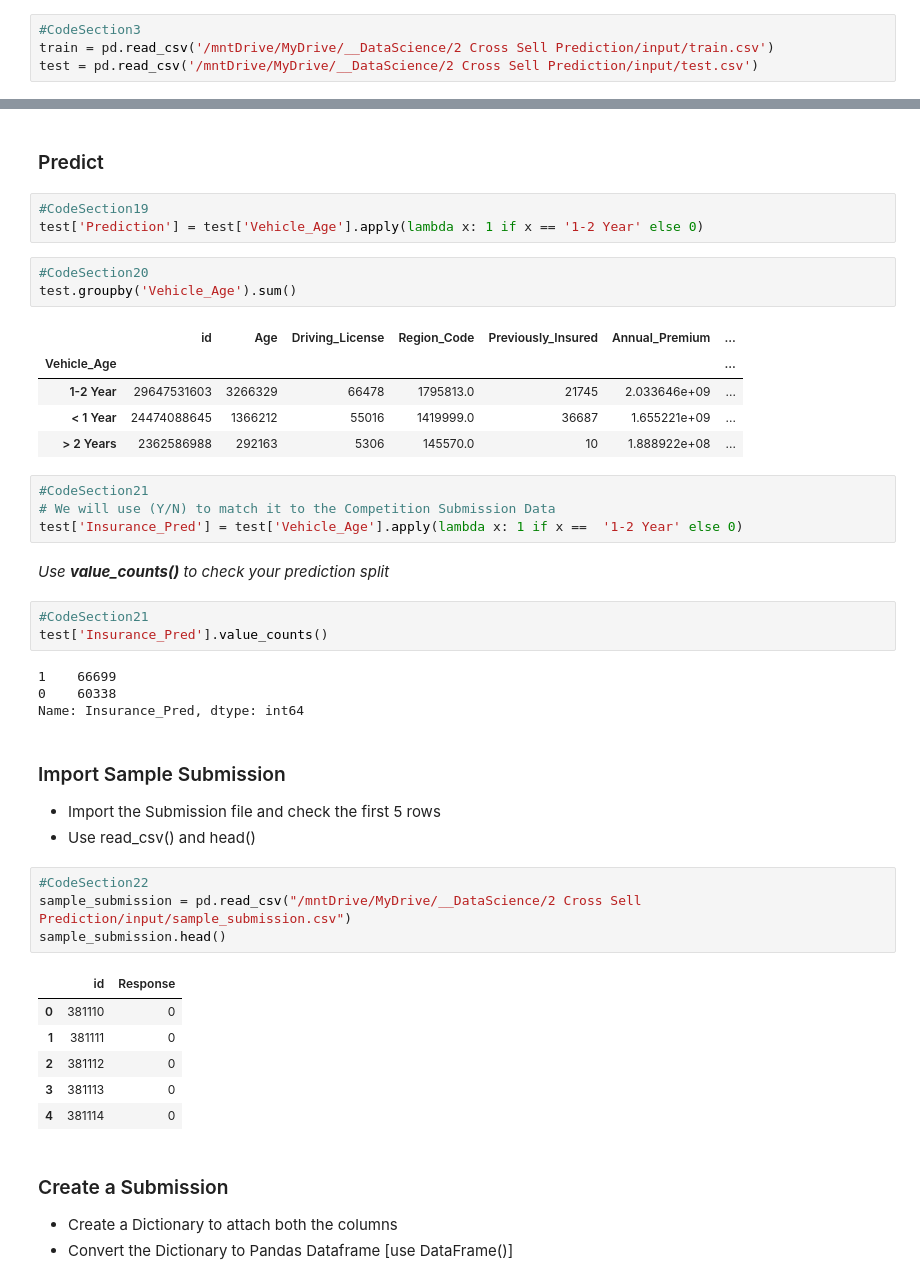
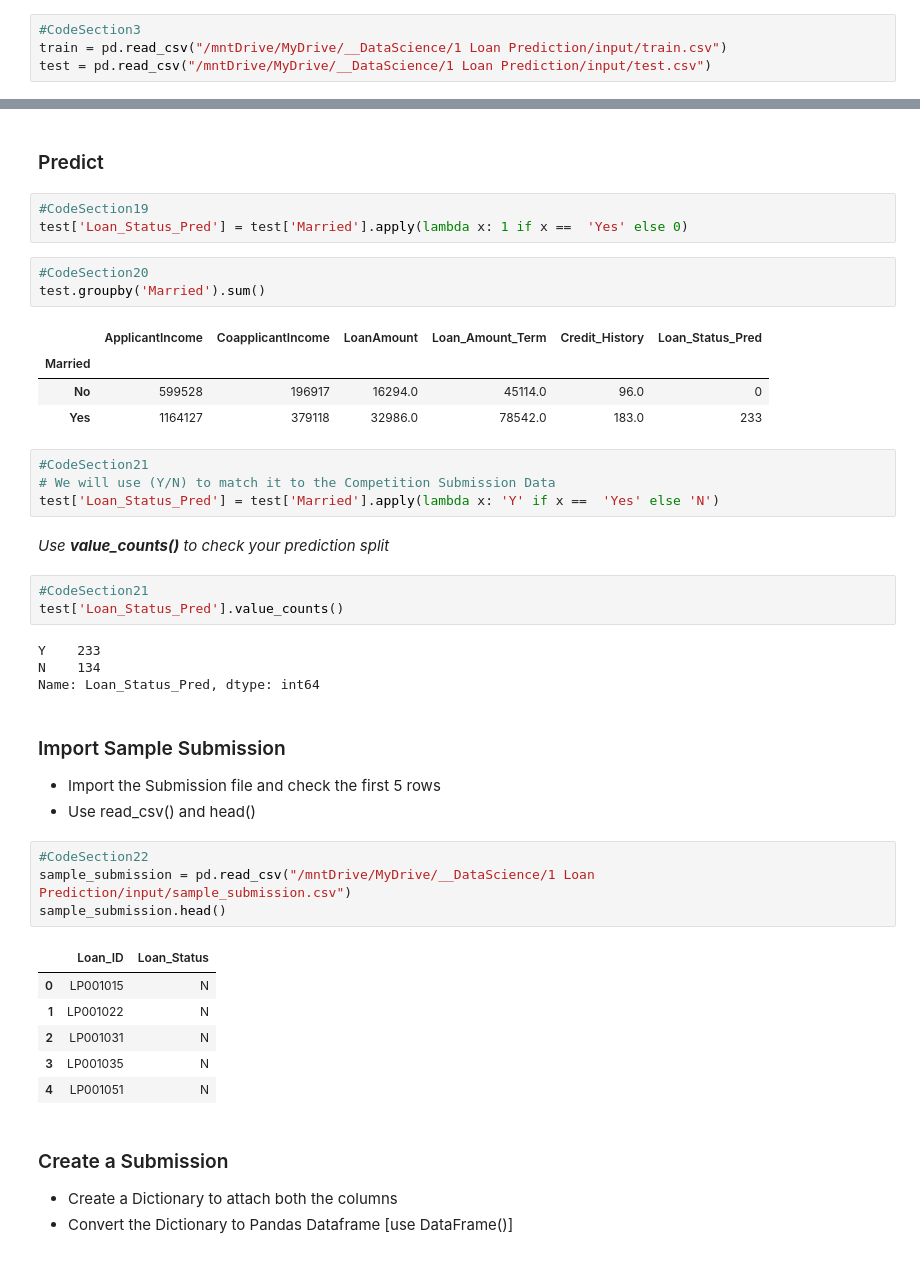
Before and after one commit to srinivasdasu24/__DataScience, a Jupyter notebook: CrossSell_Prediction/InClass_Working_Code_1_Baseline_Solution_and_first_Submission.ipynb, the cells around one changed output, grey strips where cells are left out. Cells and saved outputs as stored; diff of their text form.

```diff
--- a/CrossSell_Prediction/InClass_Working_Code_1_Baseline_Solution_and_first_Submission.ipynb
+++ b/CrossSell_Prediction/InClass_Working_Code_1_Baseline_Solution_and_first_Submission.ipynb
@@ -29,7 +30,7 @@ import pandas as pd
 # %%
 #CodeSection3
-train = pd.read_csv('/mntDrive/MyDrive/__DataScience/2 Cross Sell Prediction/input/train.csv')
-test = pd.read_csv('/mntDrive/MyDrive/__DataScience/2 Cross Sell Prediction/input/test.csv')
+train = pd.read_csv("/mntDrive/MyDrive/__DataScience/1 Loan Prediction/input/train.csv")
+test = pd.read_csv("/mntDrive/MyDrive/__DataScience/1 Loan Prediction/input/test.csv")
 # %% [markdown]
 ### Check Train Data
 - Check first 5 rows of train [head(), info()]
@@ -255,44 +235,43 @@ print(f" Train Accuracy : {accuracy_score(y_actual, y_pred):0.1%}")
 ### Predict
 # %%
 #CodeSection19
-test['Prediction'] = test['Vehicle_Age'].apply(lambda x: 1 if x == '1-2 Year' else 0)
+test['Loan_Status_Pred'] = test['Married'].apply(lambda x: 1 if x ==  'Yes' else 0)
 # %%
 #CodeSection20
-test.groupby('Vehicle_Age').sum()
+test.groupby('Married').sum()
 # %% [output]
-|  | id | Age | Driving_License | Region_Code | Previously_Insured | Annual_Premium | ... |
-| Vehicle_Age |  |  |  |  |  |  | ... |
-| 1-2 Year | 29647531603 | 3266329 | 66478 | 1795813.0 | 21745 | 2.033646e+09 | ... |
-| < 1 Year | 24474088645 | 1366212 | 55016 | 1419999.0 | 36687 | 1.655221e+09 | ... |
-| > 2 Years | 2362586988 | 292163 | 5306 | 145570.0 | 10 | 1.888922e+08 | ... |
+|  | ApplicantIncome | CoapplicantIncome | LoanAmount | Loan_Amount_Term | Credit_History | Loan_Status_Pred |
+| Married |  |  |  |  |  |  |
+| No | 599528 | 196917 | 16294.0 | 45114.0 | 96.0 | 0 |
+| Yes | 1164127 | 379118 | 32986.0 | 78542.0 | 183.0 | 233 |
 # %%
 #CodeSection21
 # We will use (Y/N) to match it to the Competition Submission Data
-test['Insurance_Pred'] = test['Vehicle_Age'].apply(lambda x: 1 if x ==  '1-2 Year' else 0)
+test['Loan_Status_Pred'] = test['Married'].apply(lambda x: 'Y' if x ==  'Yes' else 'N')
 # %% [markdown]
 *Use **value_counts()** to check your prediction split*
 # %%
 #CodeSection21
-test['Insurance_Pred'].value_counts()
+test['Loan_Status_Pred'].value_counts()
 # %% [output]
-1    66699
-0    60338
-Name: Insurance_Pred, dtype: int64
+Y    233
+N    134
+Name: Loan_Status_Pred, dtype: int64
 # %% [markdown]
 ### Import Sample Submission
 - Import the Submission file and check the first 5 rows
 - Use read_csv() and head()
 # %%
 #CodeSection22
-sample_submission = pd.read_csv("/mntDrive/MyDrive/__DataScience/2 Cross Sell Prediction/input/sample_submission.csv")
+sample_submission = pd.read_csv("/mntDrive/MyDrive/__DataScience/1 Loan Prediction/input/sample_submission.csv")
 sample_submission.head()
 # %% [output]
-|  | id | Response |
-| 0 | 381110 | 0 |
-| 1 | 381111 | 0 |
-| 2 | 381112 | 0 |
-| 3 | 381113 | 0 |
-| 4 | 381114 | 0 |
+|  | Loan_ID | Loan_Status |
+| 0 | LP001015 | N |
+| 1 | LP001022 | N |
+| 2 | LP001031 | N |
+| 3 | LP001035 | N |
+| 4 | LP001051 | N |
 # %% [markdown]
 ### Create a Submission
 - Create a Dictionary to attach both the columns
```
Also changed, not shown: parts of 22 cells of this notebook.
